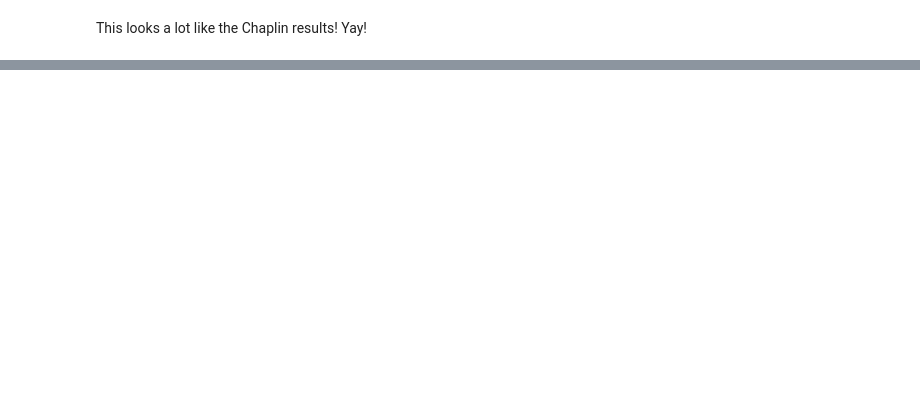
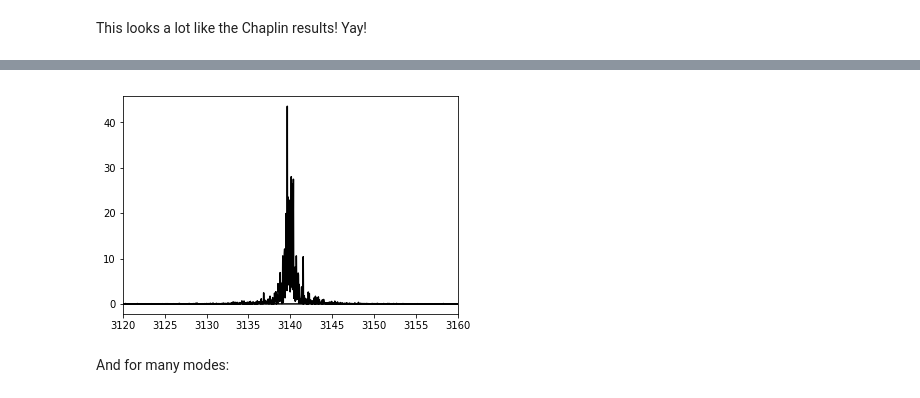
Before and after one commit to megbedell/pmodes, a Jupyter notebook: harmonic-oscillator.ipynb, the cells around one changed output, grey strips where cells are left out. Cells and saved outputs as stored; diff of their text form; code cells hidden in the pictures; blank space fills up the shorter version.

```diff
--- a/harmonic-oscillator.ipynb
+++ b/harmonic-oscillator.ipynb
@@ -213,0 +225,5 @@ This looks a lot like the Chaplin results! Yay!
+# %%
+log_S0 = np.log(driving_amp_onemode**2 / (dt * omega_onemode)) # velocity variance * kicks / radian
+log_Q = np.log(omega_onemode/gamma)
+log_omega0 = np.log(omega_onemode)
+kernel_onemode = celery.terms.SHOTerm(log_S0, log_Q, log_omega0)
@@ -213,0 +234,14 @@ This looks a lot like the Chaplin results! Yay!
+# %%
+gp = celery.GP(kernel_onemode)
+gp.compute(ts_onemode)
+rvs_gp_onemode = gp.sample()
+# %%
+powers = np.fft.fft(rvs_gp_onemode)
+real_powers = (powers * powers.conj()).real
+fs = np.fft.fftfreq(rvs.shape[-1]) / dt
+plt.plot(fs*1e6, real_powers/1e6, 'k-')
+plt.xlim([3120,3160]);
+# %% [output]
+[figure, added]
+# %% [markdown]
+And for many modes:
```
Also changed, not shown: parts of 18 cells of this notebook.
